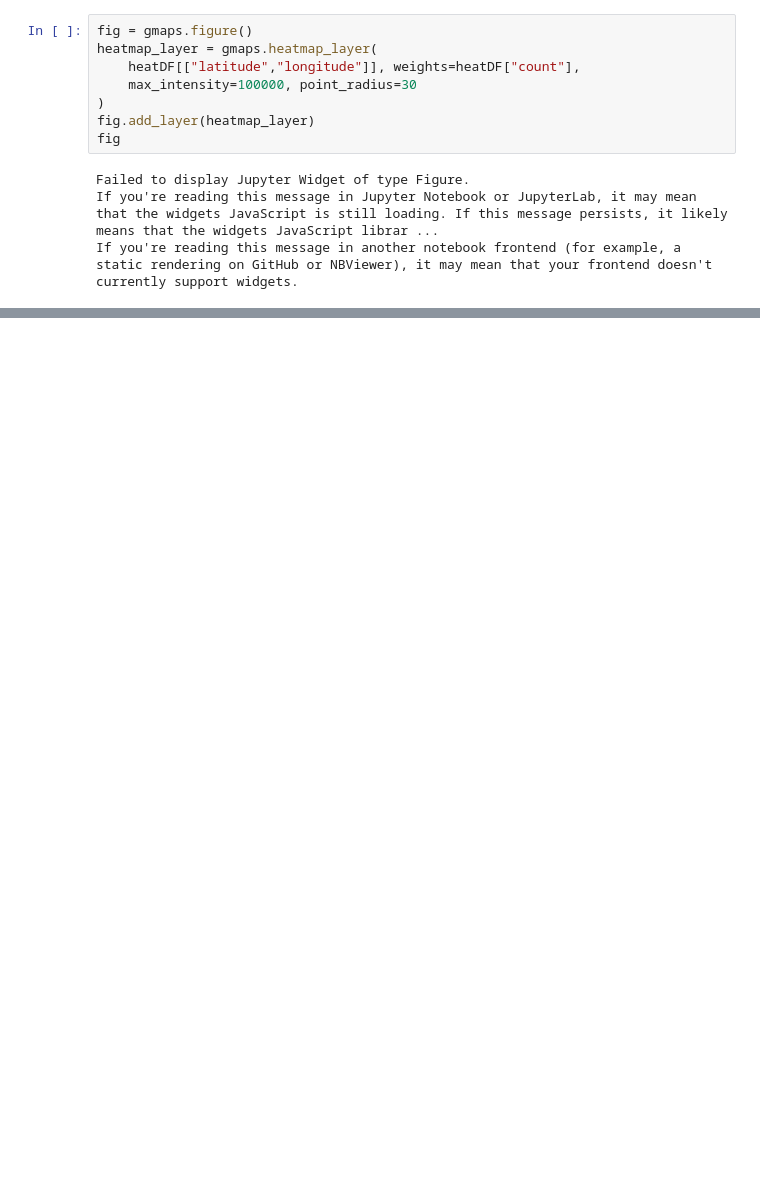
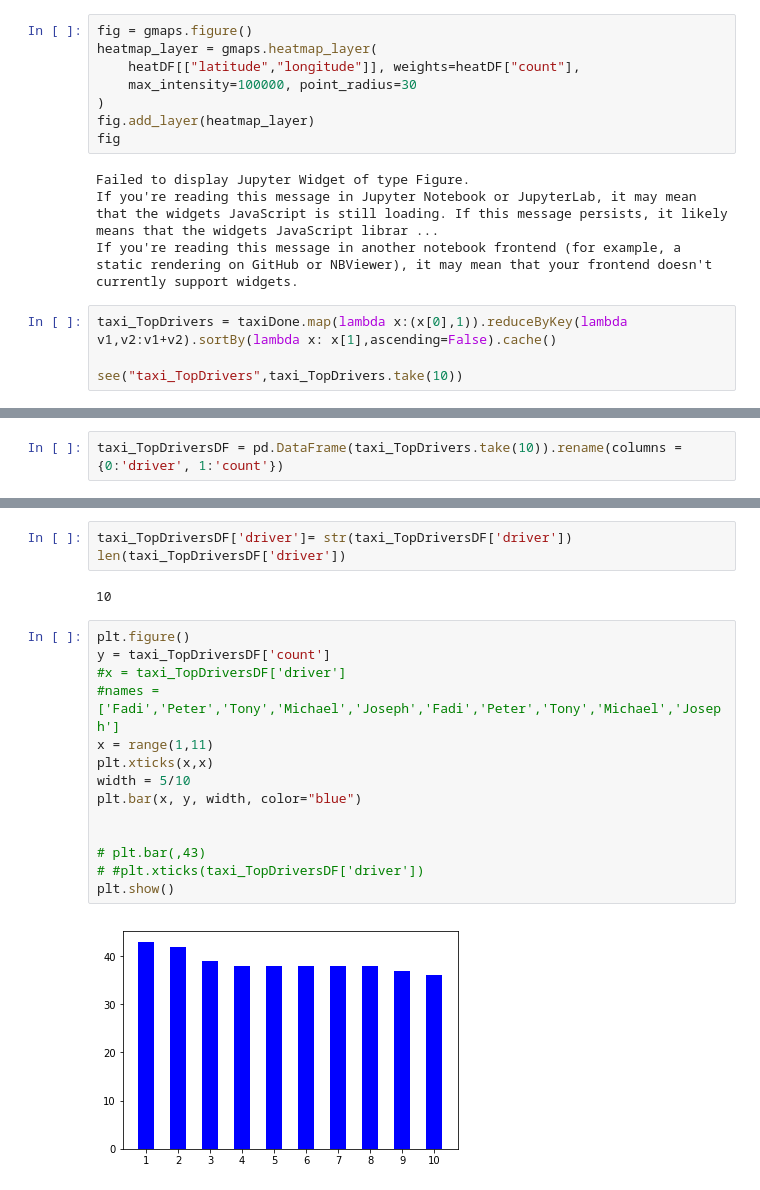
Before and after one commit to fadizaki/bd2-taxi, a Jupyter notebook: taxi_project.ipynb, the cells around one changed output, grey strips where cells are left out. Drawn from its saved outputs; the diff is of its cells as text; blank space fills up the shorter version.

```diff
--- a/taxi_project.ipynb
+++ b/taxi_project.ipynb
@@ -208,3 +274,7 @@ fig
 Failed to display Jupyter Widget of type Figure.
 If you're reading this message in Jupyter Notebook or JupyterLab, it may mean that the widgets JavaScript is still loading. If this message persists, it likely means that the widgets JavaScript librar ...
 If you're reading this message in another notebook frontend (for example, a static rendering on GitHub or NBViewer), it may mean that your frontend doesn't currently support widgets.
+# %%
+taxi_TopDrivers = taxiDone.map(lambda x:(x[0],1)).reduceByKey(lambda v1,v2:v1+v2).sortBy(lambda x: x[1],ascending=False).cache()
+
+see("taxi_TopDrivers",taxi_TopDrivers.take(10))
@@ -210,0 +296,2 @@ If you're reading this message in another notebook frontend (for example, a stat
+# %%
+taxi_TopDriversDF = pd.DataFrame(taxi_TopDrivers.take(10)).rename(columns = {0:'driver', 1:'count'})
@@ -210,0 +312,21 @@ If you're reading this message in another notebook frontend (for example, a stat
+# %%
+taxi_TopDriversDF['driver']= str(taxi_TopDriversDF['driver'])
+len(taxi_TopDriversDF['driver'])
+# %% [output]
+10
+# %%
+plt.figure()
+y = taxi_TopDriversDF['count']
+#x = taxi_TopDriversDF['driver']
+#names = ['Fadi','Peter','Tony','Michael','Joseph','Fadi','Peter','Tony','Michael','Joseph']
+x = range(1,11)
+plt.xticks(x,x)
+width = 5/10
+plt.bar(x, y, width, color="blue")
+
+
+# plt.bar(,43)
+# #plt.xticks(taxi_TopDriversDF['driver'])
+plt.show()
+# %% [output]
+[figure, added]
```
Also changed, not shown: parts of 13 cells of this notebook.
